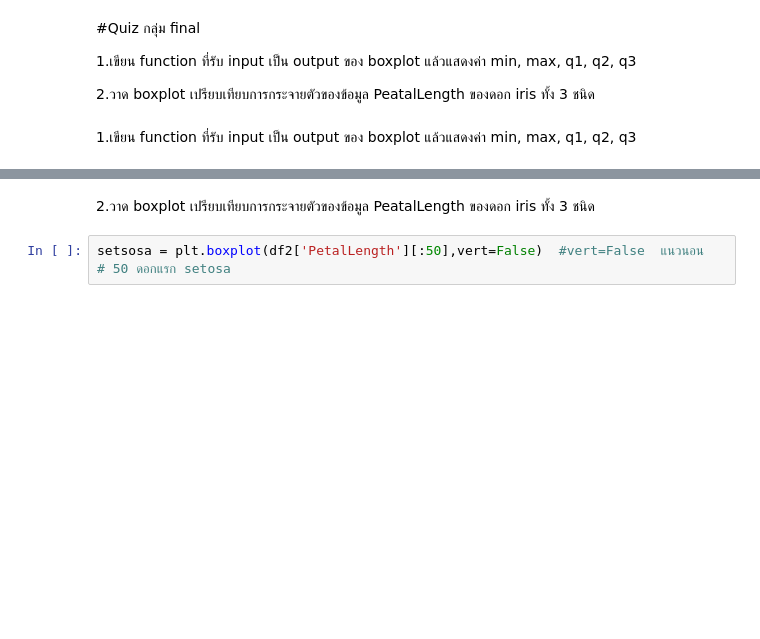
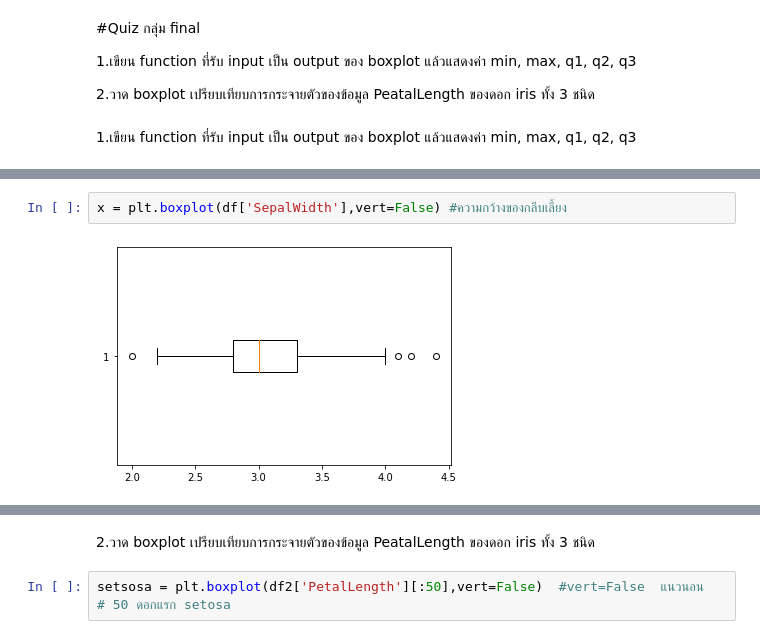
Before and after one commit to suphalaksana/data_viz_2022, a Jupyter notebook: DataViz02_Data_Distribution.ipynb, the cells around one changed output, grey strips where cells are left out. Saved outputs shown, nothing was run; the diff lists cells and outputs as text; blank space fills up the shorter version.

```diff
--- a/DataViz02_Data_Distribution.ipynb
+++ b/DataViz02_Data_Distribution.ipynb
@@ -336,0 +341,4 @@ max = 8.350000000000001
+# %%
+x = plt.boxplot(df['SepalWidth'],vert=False) #ความกว้างของกลีบเลี้ยง
+# %% [output]
+[figure, added]
```
Also changed, not shown: parts of 6 cells of this notebook.
